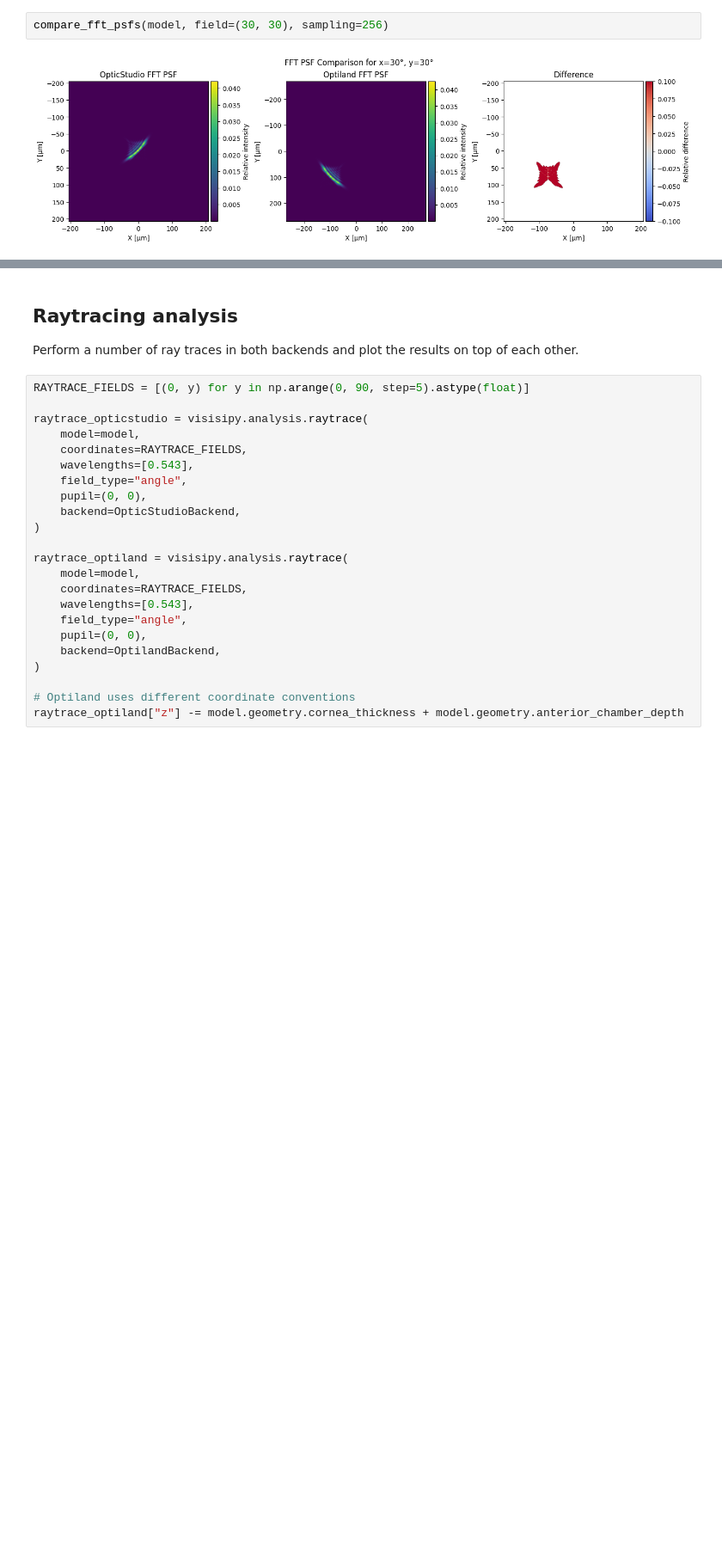
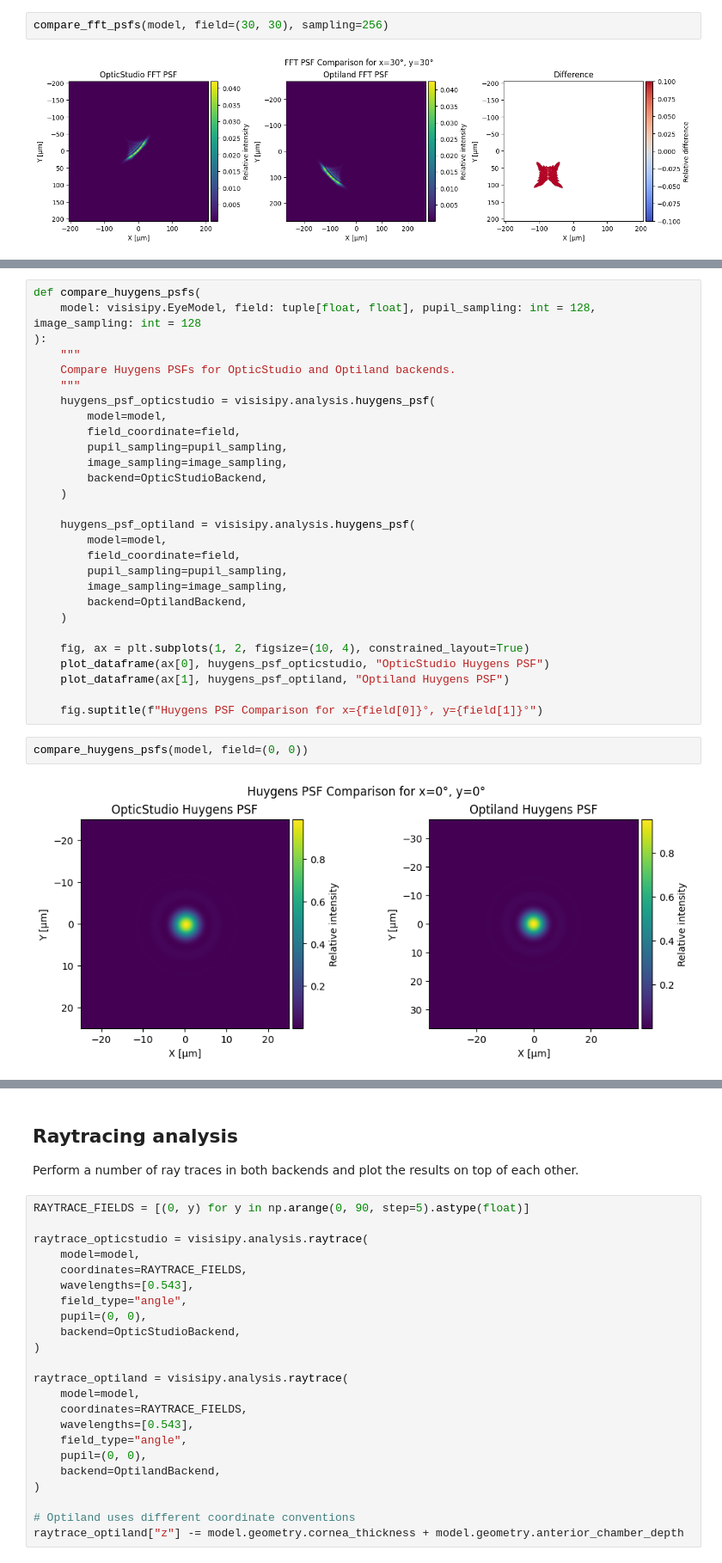
Before and after one commit to MREYE-LUMC/visisipy, a Jupyter notebook: docs/examples/Backend comparison/backend_comparison.ipynb, the cells around one changed output, grey strips where cells are left out. Shown at 86% size. Cells and saved outputs as stored; diff of their text form; blank space fills up the shorter version.

Commit message:
Add backend comparison for Huygens PSF

```diff
--- a/docs/examples/Backend comparison/backend_comparison.ipynb
+++ b/docs/examples/Backend comparison/backend_comparison.ipynb
@@ -164,0 +170,32 @@ compare_fft_psfs(model, field=(30, 30), sampling=256)
+# %%
+def compare_huygens_psfs(
+    model: visisipy.EyeModel, field: tuple[float, float], pupil_sampling: int = 128, image_sampling: int = 128
+):
+    """
+    Compare Huygens PSFs for OpticStudio and Optiland backends.
+    """
+    huygens_psf_opticstudio = visisipy.analysis.huygens_psf(
+        model=model,
+        field_coordinate=field,
+        pupil_sampling=pupil_sampling,
+        image_sampling=image_sampling,
+        backend=OpticStudioBackend,
+    )
+
+    huygens_psf_optiland = visisipy.analysis.huygens_psf(
+        model=model,
+        field_coordinate=field,
+        pupil_sampling=pupil_sampling,
+        image_sampling=image_sampling,
+        backend=OptilandBackend,
+    )
+
+    fig, ax = plt.subplots(1, 2, figsize=(10, 4), constrained_layout=True)
+    plot_dataframe(ax[0], huygens_psf_opticstudio, "OpticStudio Huygens PSF")
+    plot_dataframe(ax[1], huygens_psf_optiland, "Optiland Huygens PSF")
+
+    fig.suptitle(f"Huygens PSF Comparison for x={field[0]}°, y={field[1]}°")
+# %%
+compare_huygens_psfs(model, field=(0, 0))
+# %% [output]
+[figure, added]
```
Also changed, not shown: parts of 3 cells of this notebook.
